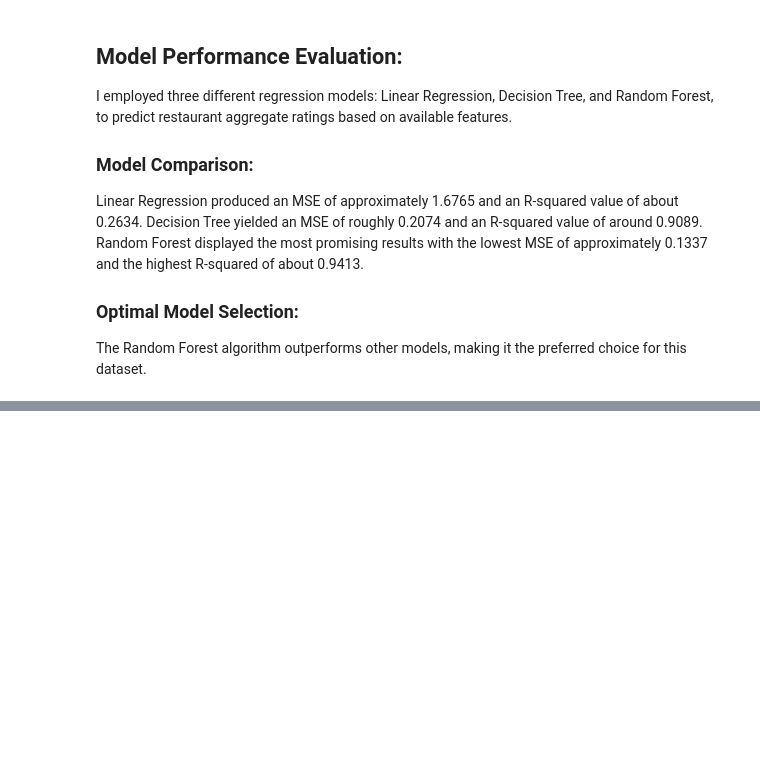
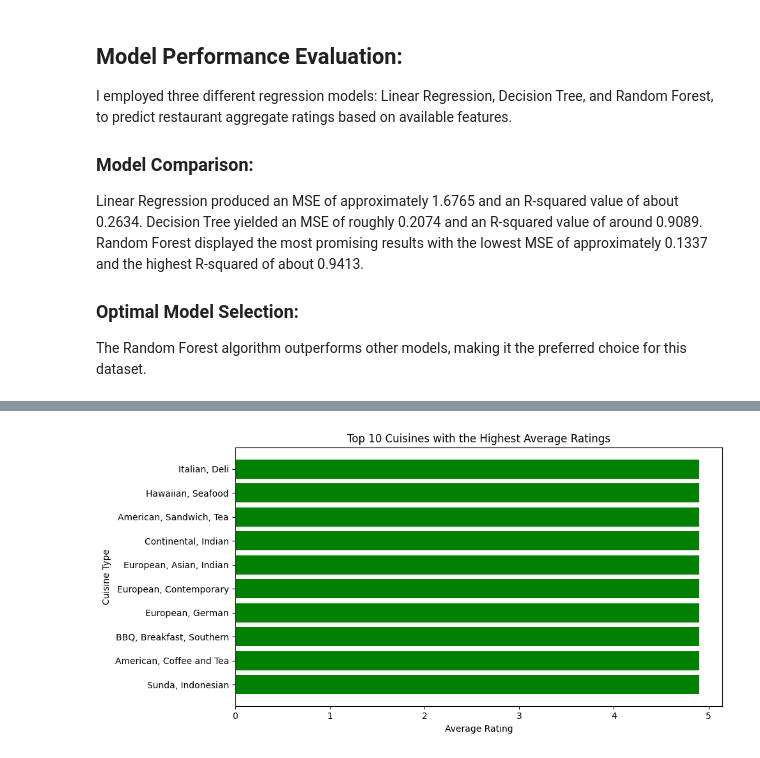
Before and after one commit to Aman811630/Data-Science-Internship-at-Cognifyz-Technologies, a Jupyter notebook: Level_03_Conifyz_Data_Science_Internship_By_Aman_Singh_ipynb.ipynb, the cells around one changed output, grey strips where cells are left out. Saved outputs shown, nothing was run; the diff lists cells and outputs as text; code cells hidden in the pictures; blank space fills up the shorter version.

```diff
--- a/Level_03_Conifyz_Data_Science_Internship_By_Aman_Singh_ipynb.ipynb
+++ b/Level_03_Conifyz_Data_Science_Internship_By_Aman_Singh_ipynb.ipynb
@@ -221,0 +298,24 @@ The Random Forest algorithm outperforms other models, making it the preferred ch
+# %%
+# Determine if there are any specific cuisines that tend to receive higher ratings.
+
+# Group the data by cuisine and calculate the mean rating for each cuisine
+cuisine_ratings = df.groupby('Cuisines')['Aggregate rating'].mean().reset_index()
+
+# Sort cuisines by rating in descending order
+cuisine_ratings = cuisine_ratings.sort_values(by='Aggregate rating', ascending=False)
+
+# Count Plot Visualization Code for the cuisines with the highest ratings
+plt.figure(figsize=(10, 5))
+plt.barh(cuisine_ratings['Cuisines'][:10], cuisine_ratings['Aggregate rating'][:10], color='green')
+
+# Set labels
+plt.xlabel('Average Rating')
+plt.ylabel('Cuisine Type')
+plt.title('Top 10 Cuisines with the Highest Average Ratings')
+plt.gca().invert_yaxis()  # To display the highest rating at the top
+plt.tight_layout()
+
+# Display Chart
+plt.show()
+# %% [output]
+[figure, added]
```
Also changed, not shown: parts of 25 cells of this notebook.
